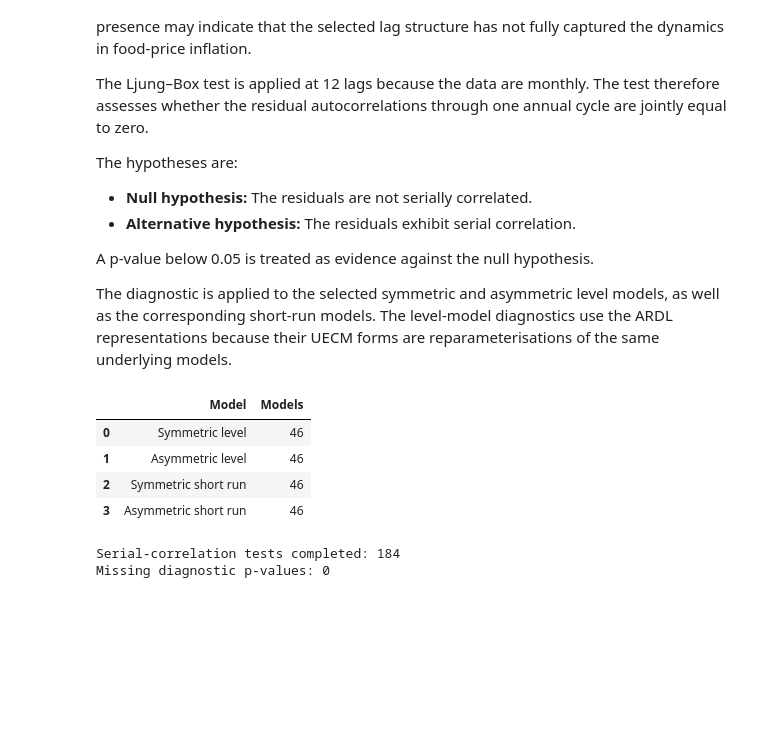
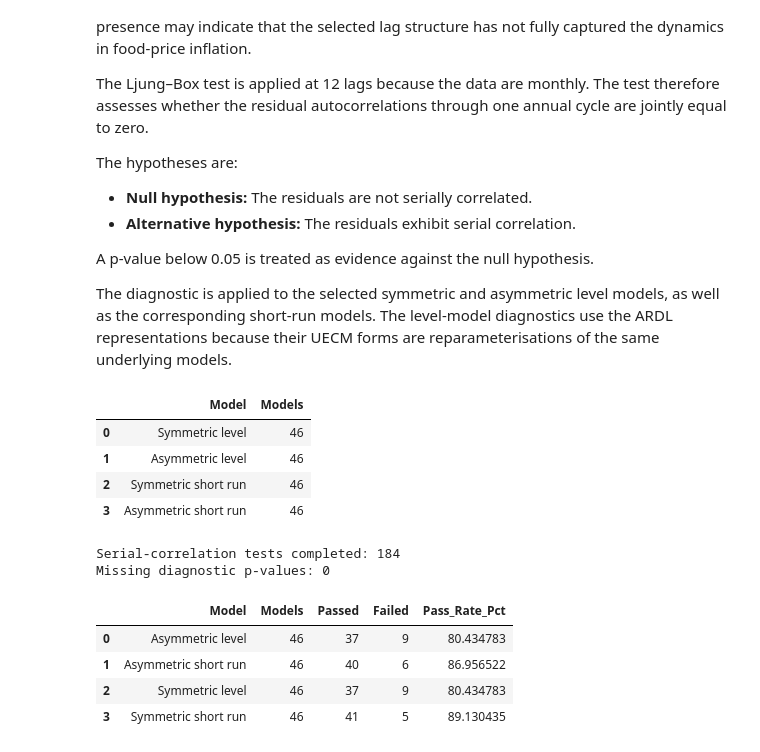
Before and after one commit to MasindiManaga/ERPT_ML_Research, a Jupyter notebook: notebooks/07_Econometric_Results_and_Diagnostics.ipynb, the cells around one changed output. Cells and saved outputs as stored; diff of their text form; code cells hidden in the pictures; blank space fills up the shorter version.

```diff
--- a/notebooks/07_Econometric_Results_and_Diagnostics.ipynb
+++ b/notebooks/07_Econometric_Results_and_Diagnostics.ipynb
@@ -696,3 +696,33 @@ print(
 # %% [output]
 Serial-correlation tests completed: 184
 Missing diagnostic p-values: 0
+# %%
+# summarise the Diagnostic Results
+
+serial_correlation_summary = (
+    serial_correlation_results
+    .groupby("Model", as_index=False)
+    .agg(
+        Models=("SubclassDescription", "size"),
+        Passed=("No_Serial_Correlation", "sum"),
+    )
+)
+
+serial_correlation_summary["Failed"] = (
+    serial_correlation_summary["Models"]
+    - serial_correlation_summary["Passed"]
+)
+
+serial_correlation_summary["Pass_Rate_Pct"] = (
+    100
+    * serial_correlation_summary["Passed"]
+    / serial_correlation_summary["Models"]
+)
+
+display(serial_correlation_summary)
+# %% [output]
+|  | Model | Models | Passed | Failed | Pass_Rate_Pct |
+| 0 | Asymmetric level | 46 | 37 | 9 | 80.434783 |
+| 1 | Asymmetric short run | 46 | 40 | 6 | 86.956522 |
+| 2 | Symmetric level | 46 | 37 | 9 | 80.434783 |
+| 3 | Symmetric short run | 46 | 41 | 5 | 89.130435 |
```
Also changed, not shown: parts of 5 cells of this notebook.
